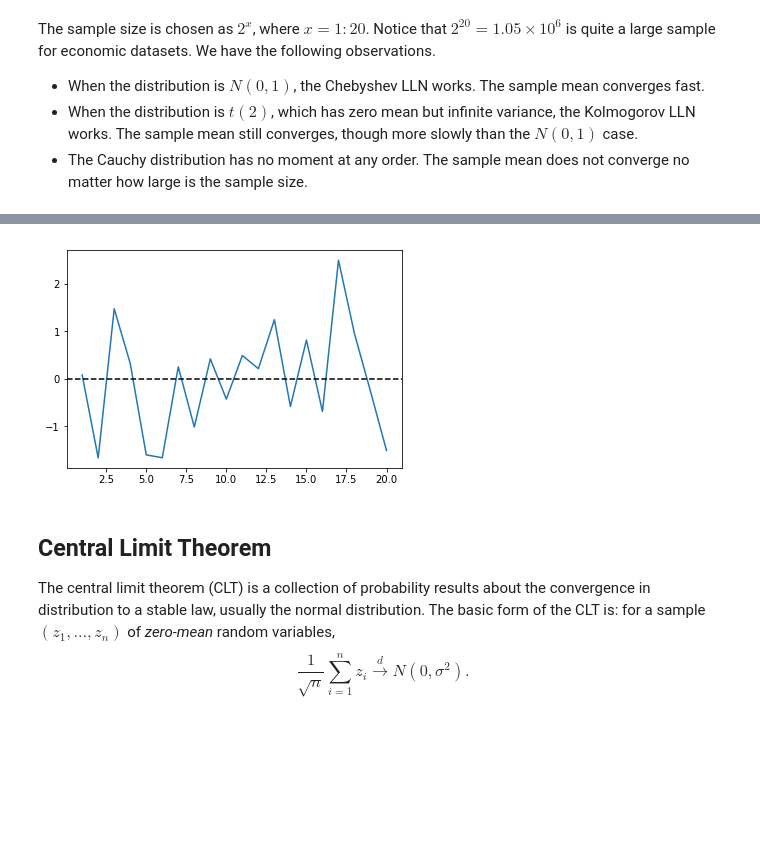
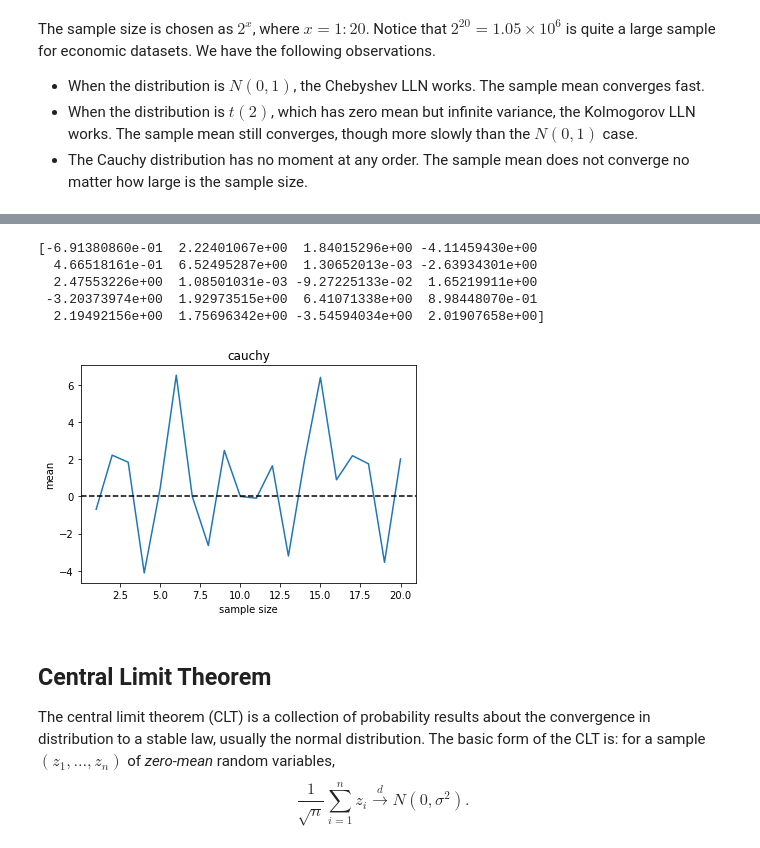
Before and after one commit to zhentaoshi/Econ5121A, a Jupyter notebook: lec_notes_ipynb/py_asym.ipynb, the cells around one changed output, grey strips where cells are left out. Saved outputs shown, nothing was run; the diff lists cells and outputs as text; code cells hidden in the pictures; blank space fills up the shorter version.

```diff
--- a/lec_notes_ipynb/py_asym.ipynb
+++ b/lec_notes_ipynb/py_asym.ipynb
@@ -40,6 +40,8 @@ def LLN_plot(distribution):
 
   plt.plot(range(1,y_bar.size+1), y_bar)
   plt.axhline(0, color = 'black', linestyle = 'dashed')
+  plt.title(distribution); plt.xlabel("sample size"); plt.ylabel("mean")
+
 
   return y_bar
 # %% [markdown]
@@ -61,7 +73,12 @@ l2 = LLN_plot("t2")
 # %%
-l3 = LLN_plot("cauchy")
+l3 = LLN_plot("cauchy"); print(l3)
 # %% [output]
+[-6.91380860e-01  2.22401067e+00  1.84015296e+00 -4.11459430e+00
+  4.66518161e-01  6.52495287e+00  1.30652013e-03 -2.63934301e+00
+  2.47553226e+00  1.08501031e-03 -9.27225133e-02  1.65219911e+00
+ -3.20373974e+00  1.92973515e+00  6.41071338e+00  8.98448070e-01
+  2.19492156e+00  1.75696342e+00 -3.54594034e+00  2.01907658e+00]
-[figure, old version]
+[figure, new version]
 # %% [markdown]
 Central Limit Theorem
 ---------------------
```
Also changed, not shown: parts of 2 cells of this notebook, 1 other file.
